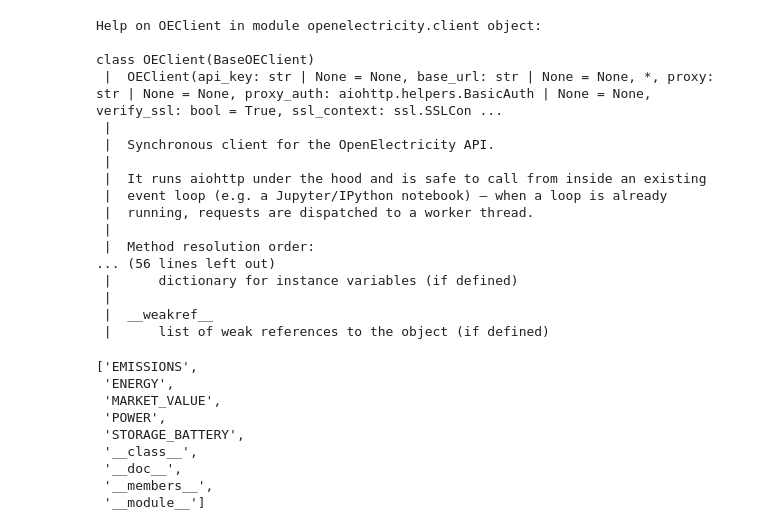
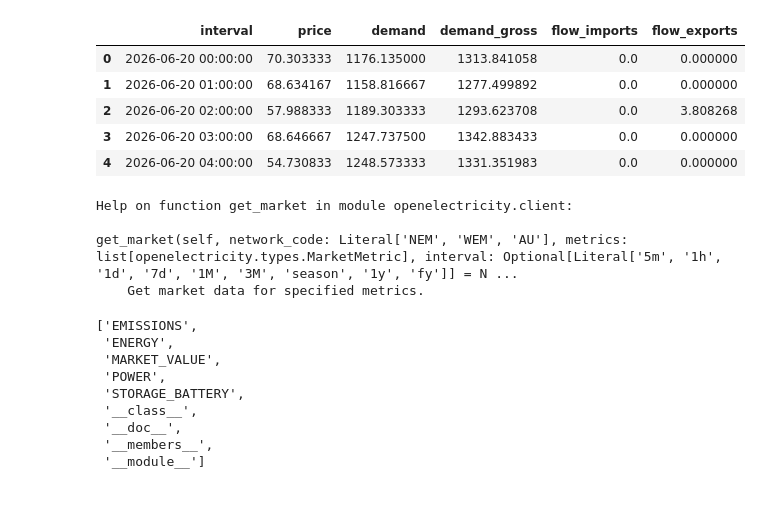
Before and after one commit to GinnCheng/proj-nem-analysis, a Jupyter notebook: openelectricity_notes.ipynb, the cells around one changed output. Cells and saved outputs as stored; diff of their text form; code cells hidden in the pictures; blank space fills up the shorter version.

```diff
--- a/openelectricity_notes.ipynb
+++ b/openelectricity_notes.ipynb
@@ -4,8 +32,9 @@ import pandas as pd
 # %%
-manager = OpenElectricityDataManager(
-    network_code='NEM',
+nsw = OpenElectricityDataManager(
+    network_code='AU',
+    state='TAS1',
     start_time='2026-06-20 00:00:00',
-    end_time='2026-06-27 00:00:00',
+    end_time='2026-06-21 00:00:00',
     interval='1h',
     network_2nd_grp='fueltech'
 )
@@ -72,0 +44,2 @@ df_network[df_network.fueltech=='solar_rooftop'].energy.plot()
+# %%
+nsw_market=nsw.fetch_market_data()
@@ -72,0 +52,9 @@ df_network[df_network.fueltech=='solar_rooftop'].energy.plot()
+# %%
+nsw_market.head()
+# %% [output]
+|  | interval | price | demand | demand_gross | flow_imports | flow_exports |
+| 0 | 2026-06-20 00:00:00 | 70.303333 | 1176.135000 | 1313.841058 | 0.0 | 0.000000 |
+| 1 | 2026-06-20 01:00:00 | 68.634167 | 1158.816667 | 1277.499892 | 0.0 | 0.000000 |
+| 2 | 2026-06-20 02:00:00 | 57.988333 | 1189.303333 | 1293.623708 | 0.0 | 3.808268 |
+| 3 | 2026-06-20 03:00:00 | 68.646667 | 1247.737500 | 1342.883433 | 0.0 | 0.000000 |
+| 4 | 2026-06-20 04:00:00 | 54.730833 | 1248.573333 | 1331.351983 | 0.0 | 0.000000 |
@@ -73,23 +63,10 @@ df_network[df_network.fueltech=='solar_rooftop'].energy.plot()
 # %%
-help(client)
+help(OEClient.get_market)
 # %% [output]
-Help on OEClient in module openelectricity.client object:
+Help on function get_market in module openelectricity.client:
 
-class OEClient(BaseOEClient)
- |  OEClient(api_key: str | None = None, base_url: str | None = None, *, proxy: str | None = None, proxy_auth: aiohttp.helpers.BasicAuth | None = None, verify_ssl: bool = True, ssl_context: ssl.SSLCon ...
- |
- |  Synchronous client for the OpenElectricity API.
- |
- |  It runs aiohttp under the hood and is safe to call from inside an existing
- |  event loop (e.g. a Jupyter/IPython notebook) — when a loop is already
- |  running, requests are dispatched to a worker thread.
- |
- |  Method resolution order:
-... (56 lines left out)
- |      dictionary for instance variables (if defined)
- |
- |  __weakref__
- |      list of weak references to the object (if defined)
+get_market(self, network_code: Literal['NEM', 'WEM', 'AU'], metrics: list[openelectricity.types.MarketMetric], interval: Optional[Literal['5m', '1h', '1d', '7d', '1M', '3M', 'season', '1y', 'fy']] = N ...
+    Get market data for specified metrics.
 # %%
 dir(DataMetric)
 # %% [output]
```
Also changed, not shown: parts of 12 cells of this notebook.
